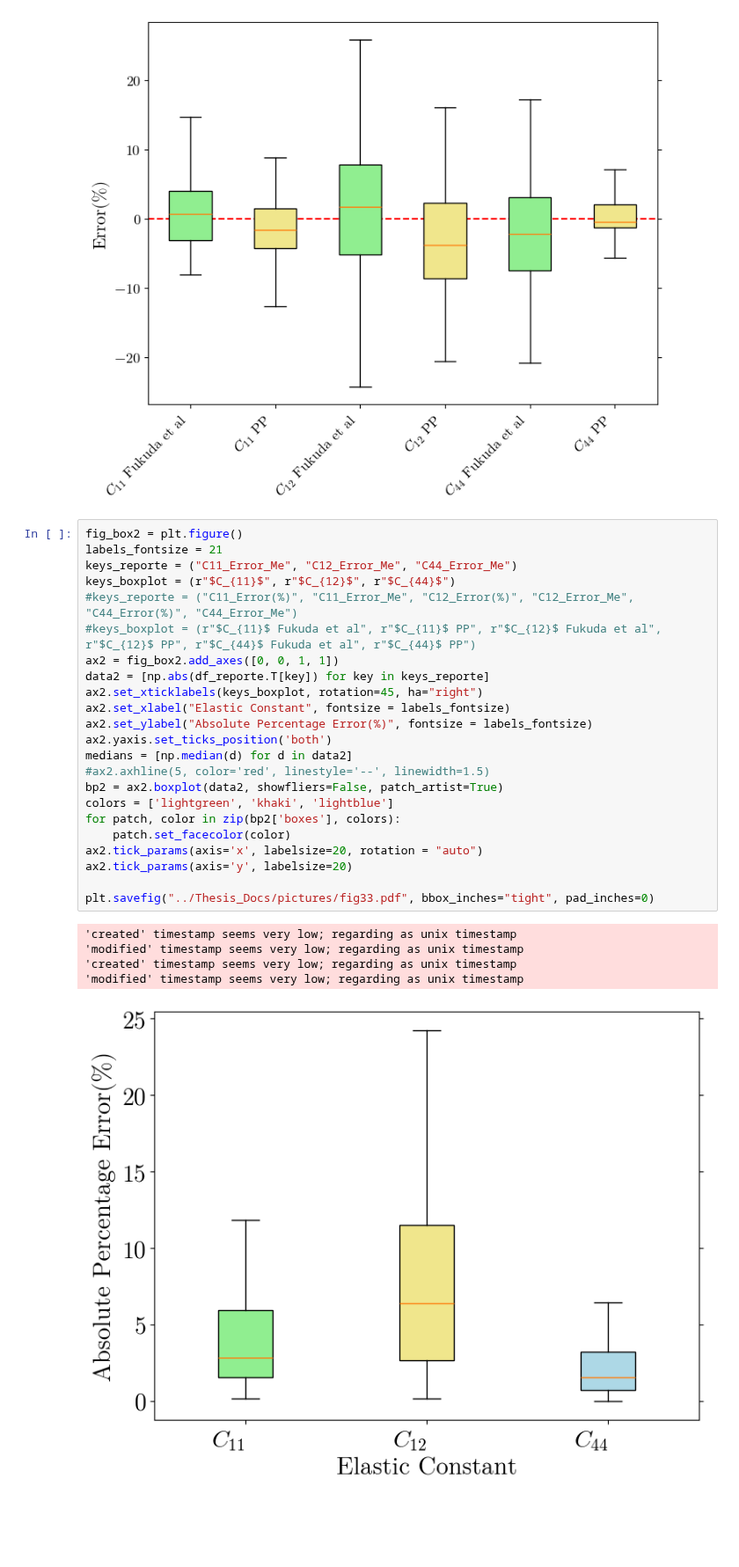
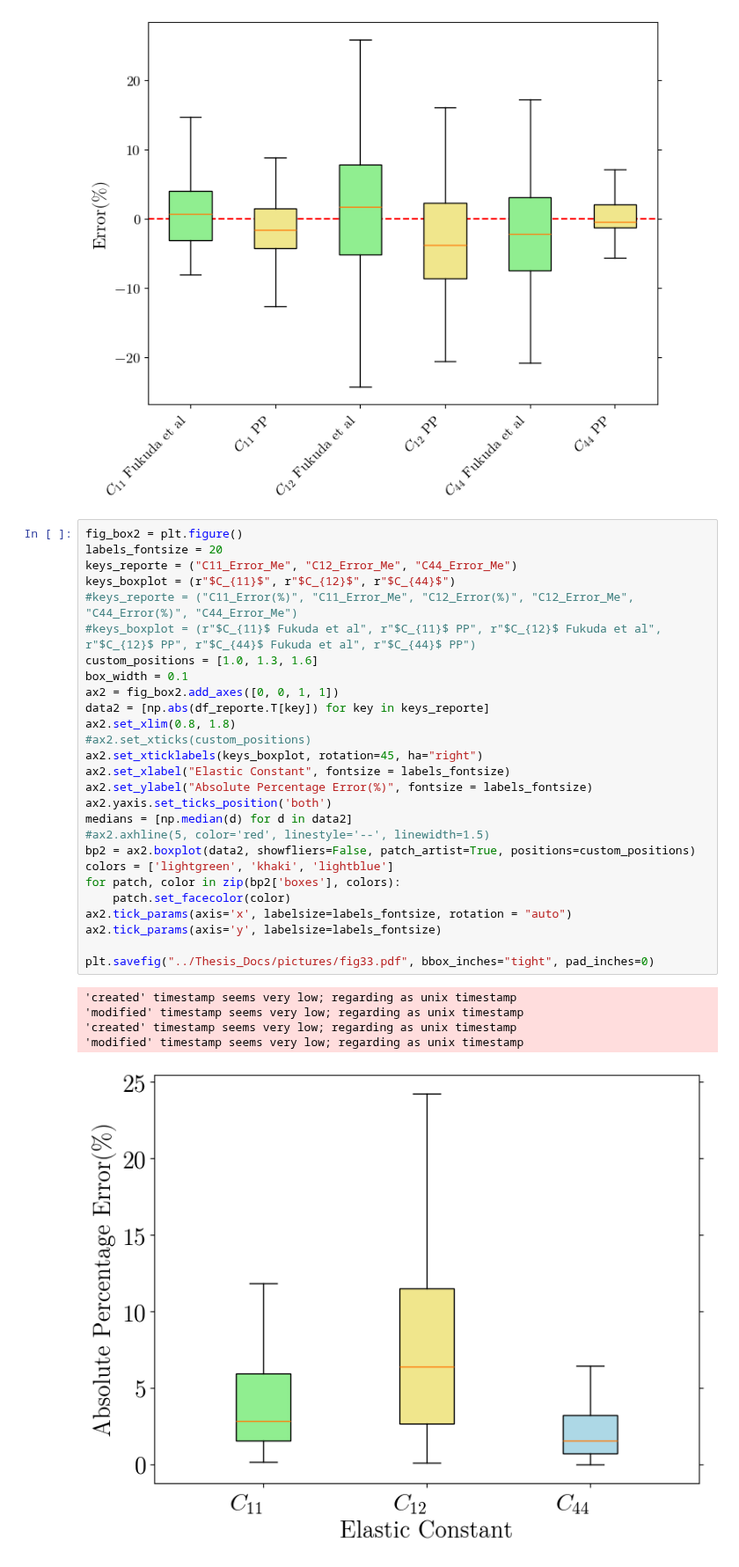
Before and after one commit to cubos-d/RUSpectroscopy_Tools, a Jupyter notebook: notebooks/look_cubic_model_fancy.ipynb, the cells around one changed output. Shown at 88% size. Cells and saved outputs as stored; diff of their text form; blank space fills up the shorter version.

Commit message:
feat: Last plots ready

```diff
--- a/notebooks/look_cubic_model_fancy.ipynb
+++ b/notebooks/look_cubic_model_fancy.ipynb
@@ -251,33 +247,37 @@ for patch, color in zip(bp1['boxes'], colors):
 [figure]
 # %%
 fig_box2 = plt.figure()
-labels_fontsize = 21
+labels_fontsize = 20
 keys_reporte = ("C11_Error_Me", "C12_Error_Me", "C44_Error_Me")
 keys_boxplot = (r"$C_{11}$", r"$C_{12}$", r"$C_{44}$")
 #keys_reporte = ("C11_Error(%)", "C11_Error_Me", "C12_Error(%)", "C12_Error_Me", "C44_Error(%)", "C44_Error_Me")
 #keys_boxplot = (r"$C_{11}$ Fukuda et al", r"$C_{11}$ PP", r"$C_{12}$ Fukuda et al", r"$C_{12}$ PP", r"$C_{44}$ Fukuda et al", r"$C_{44}$ PP")
+custom_positions = [1.0, 1.3, 1.6]
+box_width = 0.1
 ax2 = fig_box2.add_axes([0, 0, 1, 1])
 data2 = [np.abs(df_reporte.T[key]) for key in keys_reporte]
+ax2.set_xlim(0.8, 1.8)
+#ax2.set_xticks(custom_positions)
 ax2.set_xticklabels(keys_boxplot, rotation=45, ha="right")
 ax2.set_xlabel("Elastic Constant", fontsize = labels_fontsize)
 ax2.set_ylabel("Absolute Percentage Error(%)", fontsize = labels_fontsize)
 ax2.yaxis.set_ticks_position('both')
 medians = [np.median(d) for d in data2]
 #ax2.axhline(5, color='red', linestyle='--', linewidth=1.5)
-bp2 = ax2.boxplot(data2, showfliers=False, patch_artist=True)
+bp2 = ax2.boxplot(data2, showfliers=False, patch_artist=True, positions=custom_positions)
 colors = ['lightgreen', 'khaki', 'lightblue']
 for patch, color in zip(bp2['boxes'], colors):
     patch.set_facecolor(color)
-ax2.tick_params(axis='x', labelsize=20, rotation = "auto")
-ax2.tick_params(axis='y', labelsize=20)
+ax2.tick_params(axis='x', labelsize=labels_fontsize, rotation = "auto")
+ax2.tick_params(axis='y', labelsize=labels_fontsize)
 
 plt.savefig("../Thesis_Docs/pictures/fig33.pdf", bbox_inches="tight", pad_inches=0)
 # %% [output]
 'created' timestamp seems very low; regarding as unix timestamp
 'modified' timestamp seems very low; regarding as unix timestamp
 'created' timestamp seems very low; regarding as unix timestamp
 'modified' timestamp seems very low; regarding as unix timestamp
-[figure, old version]
+[figure, new version]
 # %%
 fig_sc1 = plt.figure(figsize = (18,5))
 labels_fontsize = 20
```
Also changed, not shown: parts of 2 cells of this notebook, 5 other files.
